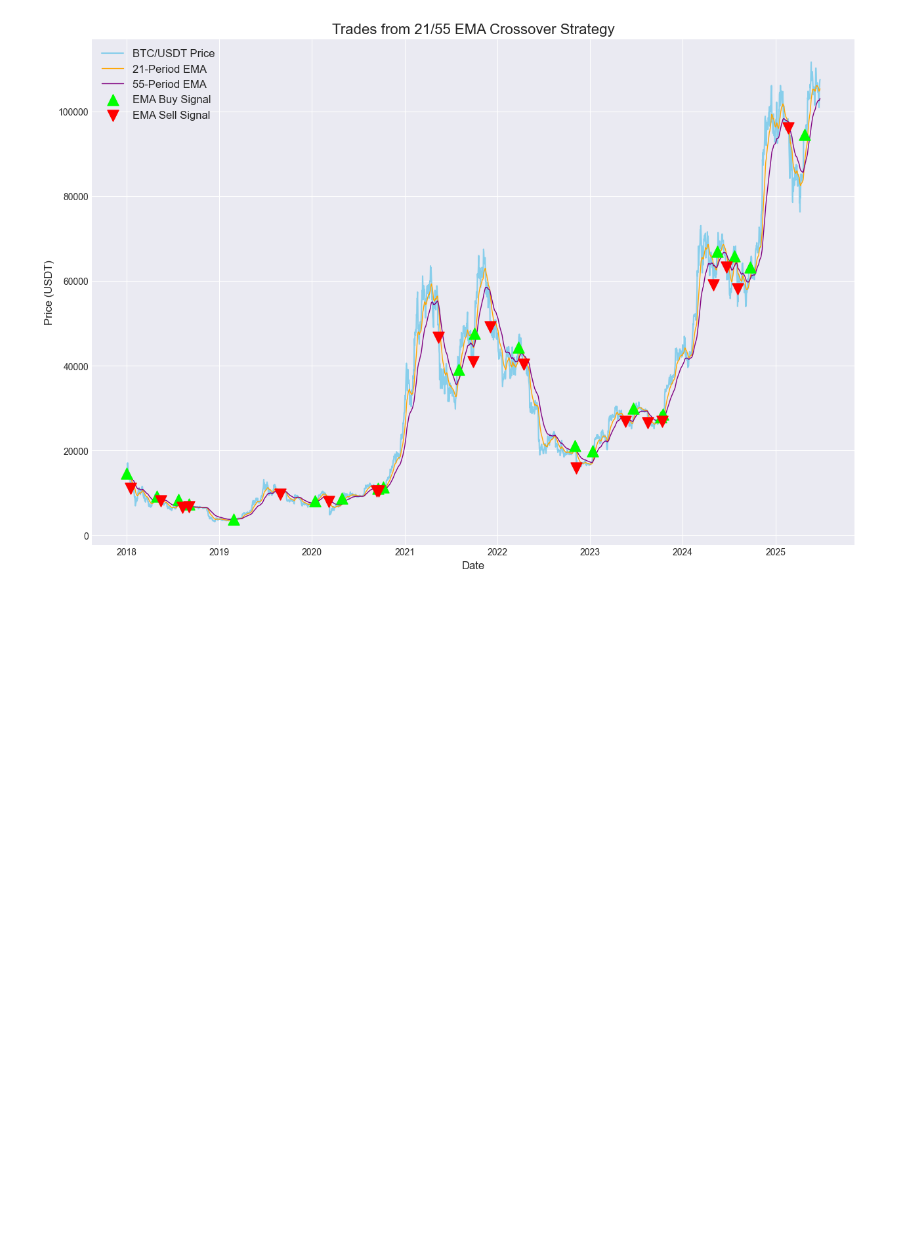
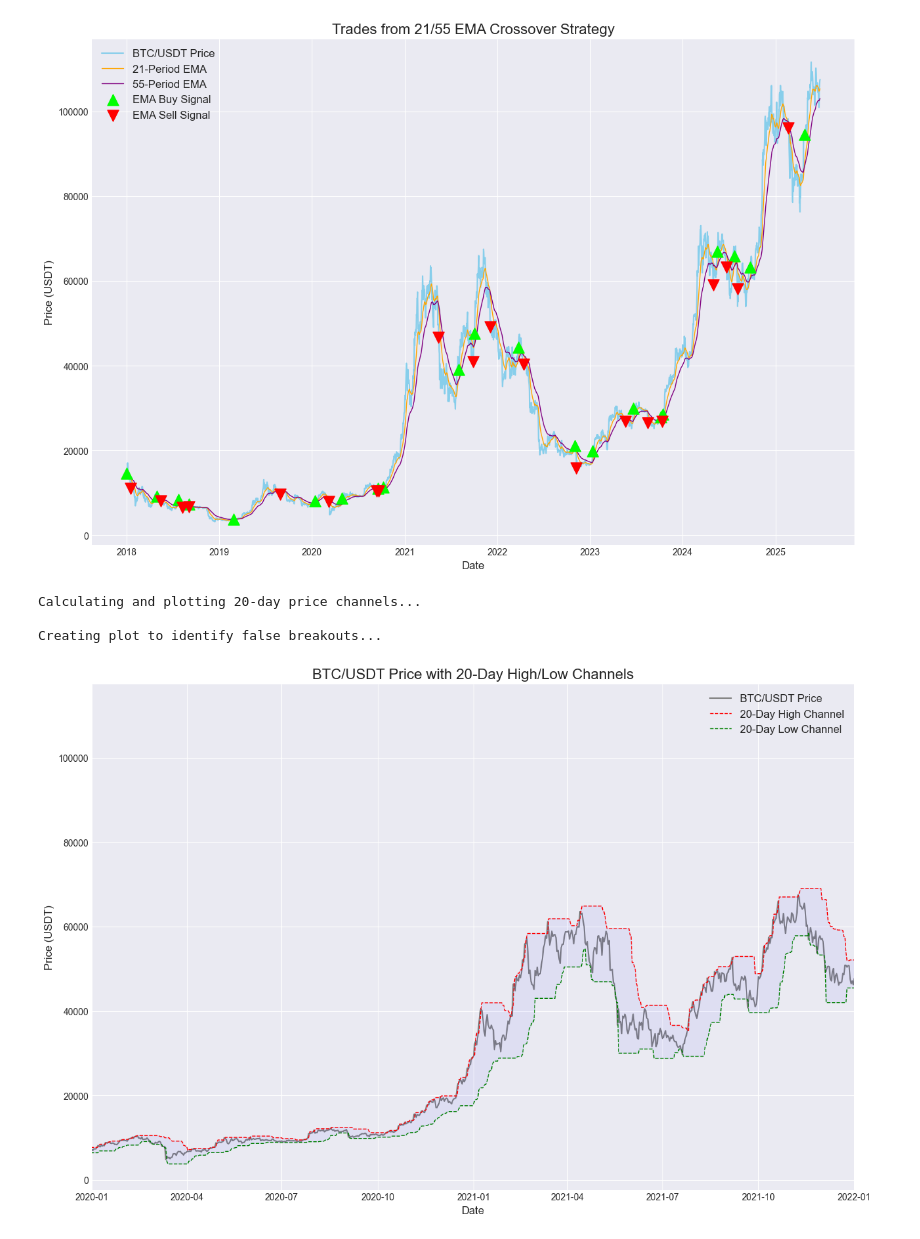
Before and after one commit to dreamflyer3/Project-phoenix, a Jupyter notebook: 01-Baseline-Strategy-Analysis.ipynb, the cells around one changed output. Drawn from its saved outputs; the diff is of its cells as text; code cells hidden in the pictures; blank space fills up the shorter version.

```diff
--- a/01-Baseline-Strategy-Analysis.ipynb
+++ b/01-Baseline-Strategy-Analysis.ipynb
@@ -370,3 +370,44 @@ Simulating a faster EMA Crossover Strategy...
 
 Creating plot for EMA Crossover Strategy...
 [figure]
+# %%
+# --- Researching the "Turtle Soup" Strategy ---
+print("Calculating and plotting 20-day price channels...")
+
+# 1. Define the lookback period
+channel_period = 20
+
+# 2. Calculate the rolling high and low channels.
+# We use .shift(1) because the rule is based on the high/low of the *previous* 20 days.
+data['upper_channel'] = data['high'].rolling(window=channel_period).max().shift(1)
+data['lower_channel'] = data['low'].rolling(window=channel_period).min().shift(1)
+
+
+# 3. Create the plot
+print("\nCreating plot to identify false breakouts...")
+fig, ax = plt.subplots(figsize=(15, 10))
+
+# Plot the closing price
+ax.plot(data.index, data['close'], label='BTC/USDT Price', color='gray', linewidth=1.5, zorder=1)
+
+# Plot the channels
+ax.plot(data.index, data['upper_channel'], label='20-Day High Channel', color='red', linestyle='--', linewidth=1)
+ax.plot(data.index, data['lower_channel'], label='20-Day Low Channel', color='green', linestyle='--', linewidth=1)
+
+# Shade the area between the channels for clarity
+ax.fill_between(data.index, data['lower_channel'], data['upper_channel'], color='blue', alpha=0.05)
+
+
+# 4. Finalize the plot
+ax.set_title('BTC/USDT Price with 20-Day High/Low Channels', fontsize=16)
+ax.set_xlabel('Date', fontsize=12)
+ax.set_ylabel('Price (USDT)', fontsize=12)
+ax.legend(fontsize=12)
+# Optional: Zoom into a specific time period to see details, for example:
+ax.set_xlim([pd.to_datetime('2020-01-01'), pd.to_datetime('2022-01-01')])
+plt.show()
+# %% [output]
+Calculating and plotting 20-day price channels...
+
+Creating plot to identify false breakouts...
+[figure, added]
```
Also changed, not shown: parts of 4 cells of this notebook, 4 other files.
